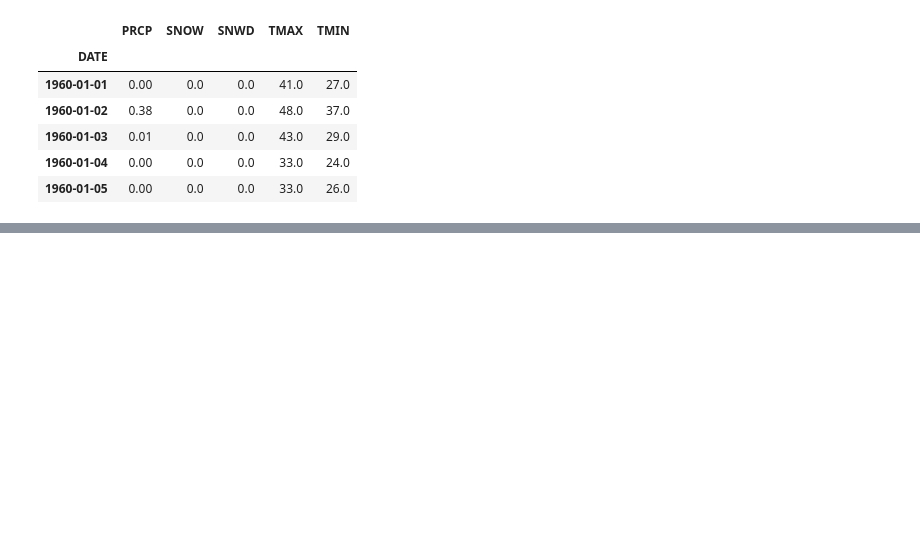
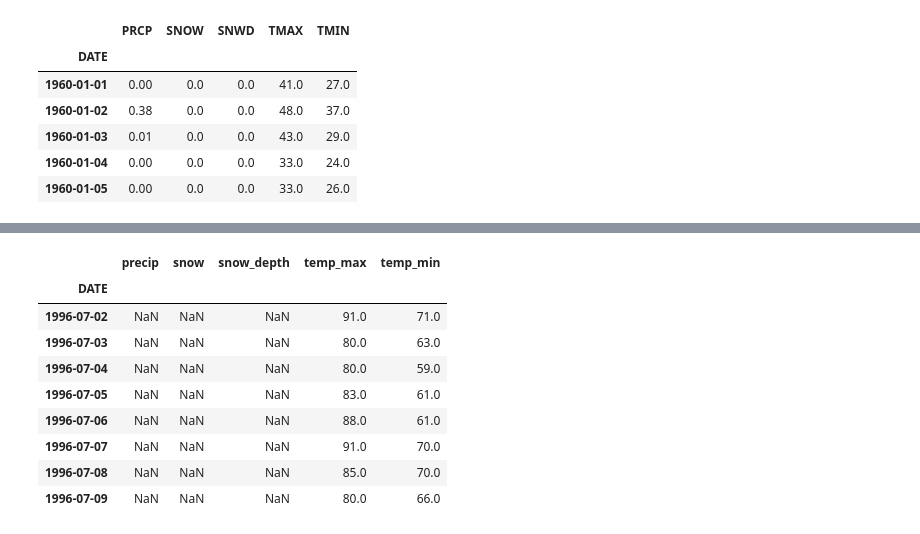
Before and after one commit to Eleanor-Shellstrop/ml-weather, a Jupyter notebook: weather.ipynb, the cells around one changed output, grey strips where cells are left out. Saved outputs shown, nothing was run; the diff lists cells and outputs as text; code cells hidden in the pictures; blank space fills up the shorter version.

```diff
--- a/weather.ipynb
+++ b/weather.ipynb
@@ -48,0 +124,14 @@ core.columns = ["precip", "snow", "snow_depth", "temp_max", "temp_min"]
+# %%
+# Look for NaNs
+core[pd.isnull(core["precip"])]
+# %% [output]
+|  | precip | snow | snow_depth | temp_max | temp_min |
+| DATE |  |  |  |  |  |
+| 1996-07-02 | NaN | NaN | NaN | 91.0 | 71.0 |
+| 1996-07-03 | NaN | NaN | NaN | 80.0 | 63.0 |
+| 1996-07-04 | NaN | NaN | NaN | 80.0 | 59.0 |
+| 1996-07-05 | NaN | NaN | NaN | 83.0 | 61.0 |
+| 1996-07-06 | NaN | NaN | NaN | 88.0 | 61.0 |
+| 1996-07-07 | NaN | NaN | NaN | 91.0 | 70.0 |
+| 1996-07-08 | NaN | NaN | NaN | 85.0 | 70.0 |
+| 1996-07-09 | NaN | NaN | NaN | 80.0 | 66.0 |
```
Also changed, not shown: parts of 18 cells of this notebook.
